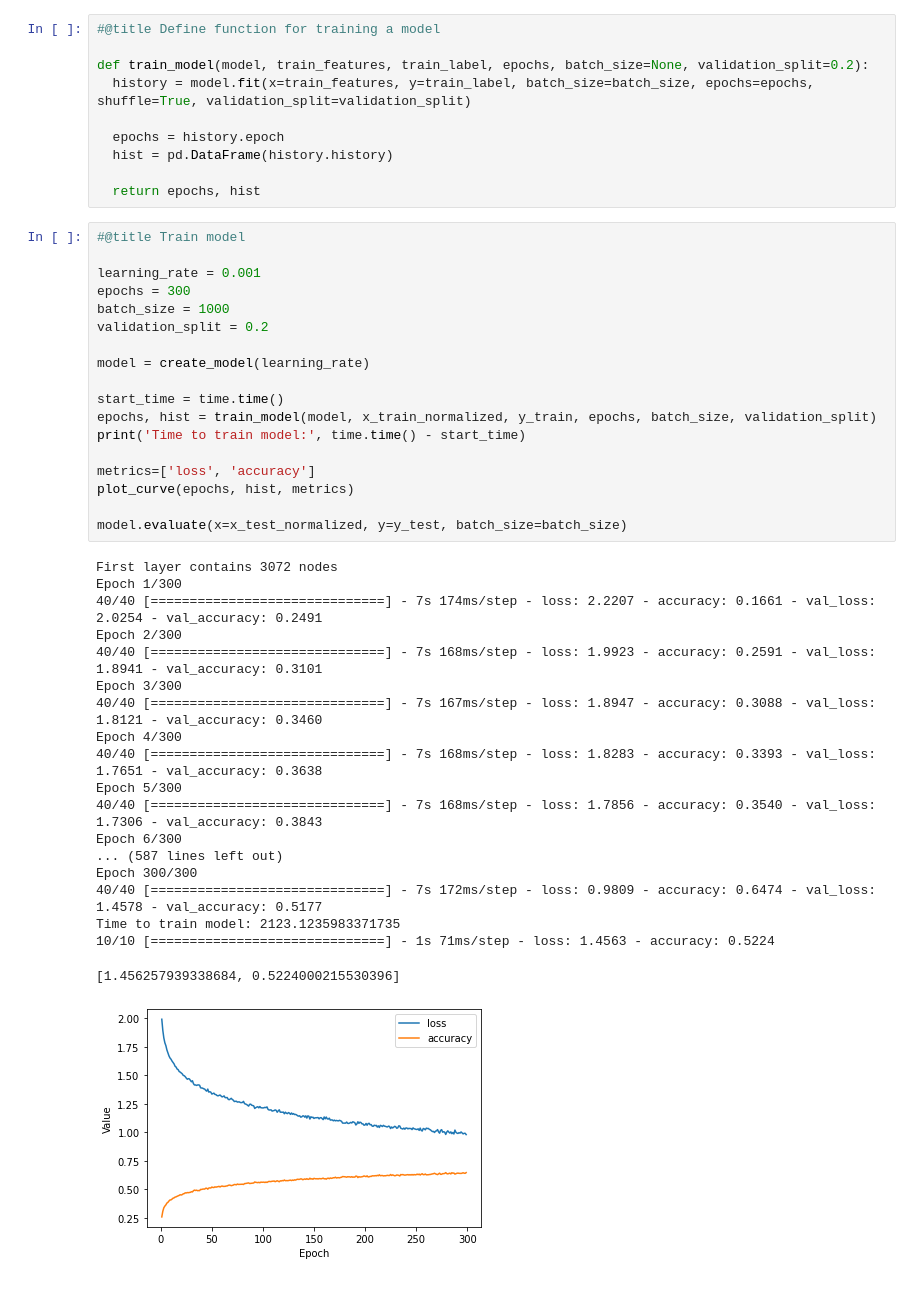
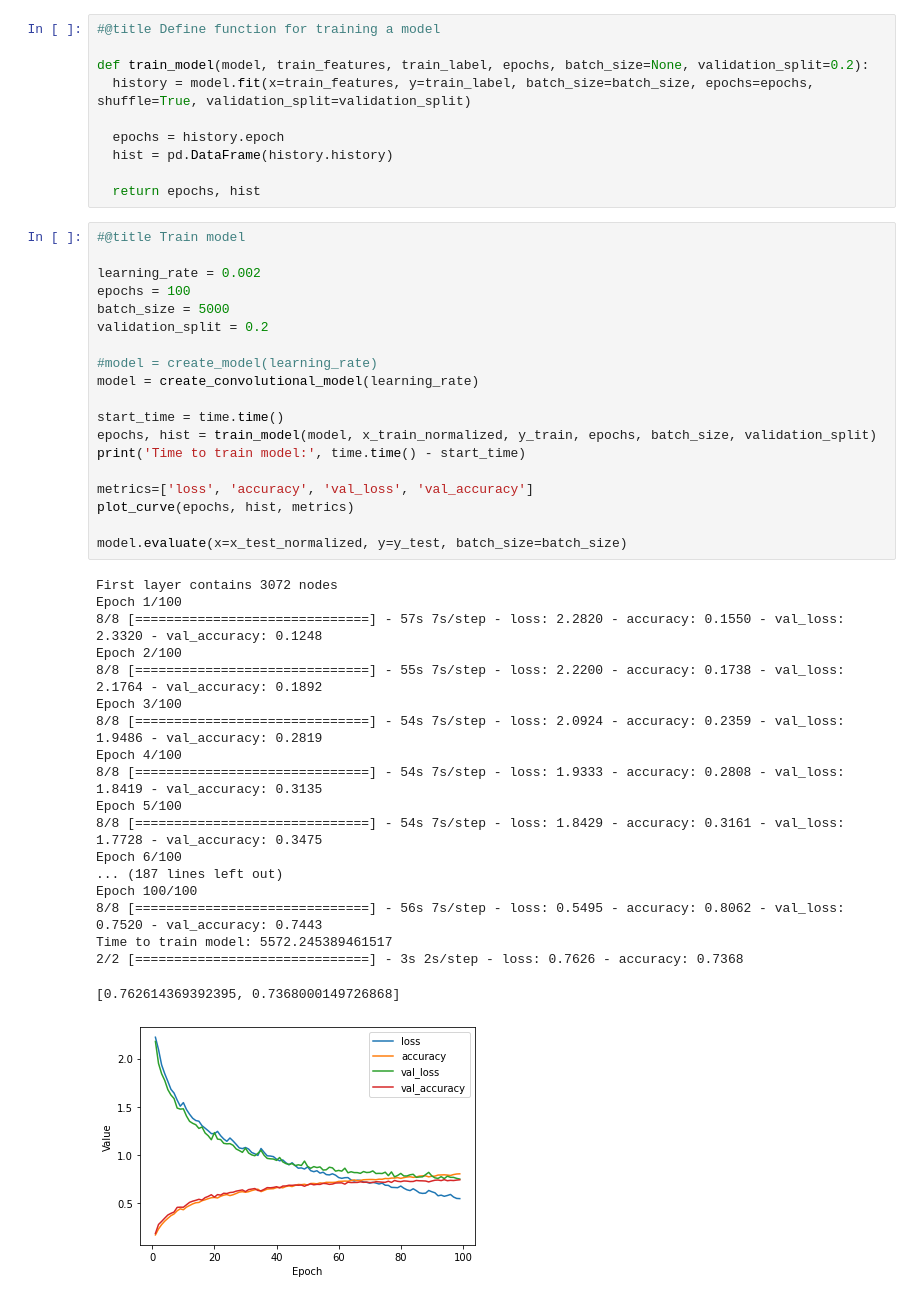
Before and after one commit to Jake-Baum/ml-mono, a Jupyter notebook: image_classification.ipynb, the cells around one changed output. Cells and saved outputs as stored; diff of their text form.

Commit message:
By adding convolutional layers to the network, accuracy has been increased to a value of 73.68%, An additional 20% to the non-convolutional network

```diff
--- a/image_classification.ipynb
+++ b/image_classification.ipynb
@@ -90,41 +93,42 @@ def train_model(model, train_features, train_label, epochs, batch_size=None, val
 # %%
 #@title Train model
 
-learning_rate = 0.001
-epochs = 300
-batch_size = 1000
+learning_rate = 0.002
+epochs = 100
+batch_size = 5000
 validation_split = 0.2
 
-model = create_model(learning_rate)
+#model = create_model(learning_rate)
+model = create_convolutional_model(learning_rate)
 
 start_time = time.time()
 epochs, hist = train_model(model, x_train_normalized, y_train, epochs, batch_size, validation_split)
 print('Time to train model:', time.time() - start_time)
 
-metrics=['loss', 'accuracy']
+metrics=['loss', 'accuracy', 'val_loss', 'val_accuracy']
 plot_curve(epochs, hist, metrics)
 
 model.evaluate(x=x_test_normalized, y=y_test, batch_size=batch_size)
 # %% [output]
 First layer contains 3072 nodes
-Epoch 1/300
-40/40 [==============================] - 7s 174ms/step - loss: 2.2207 - accuracy: 0.1661 - val_loss: 2.0254 - val_accuracy: 0.2491
-Epoch 2/300
-40/40 [==============================] - 7s 168ms/step - loss: 1.9923 - accuracy: 0.2591 - val_loss: 1.8941 - val_accuracy: 0.3101
-Epoch 3/300
-40/40 [==============================] - 7s 167ms/step - loss: 1.8947 - accuracy: 0.3088 - val_loss: 1.8121 - val_accuracy: 0.3460
-Epoch 4/300
-40/40 [==============================] - 7s 168ms/step - loss: 1.8283 - accuracy: 0.3393 - val_loss: 1.7651 - val_accuracy: 0.3638
-Epoch 5/300
-40/40 [==============================] - 7s 168ms/step - loss: 1.7856 - accuracy: 0.3540 - val_loss: 1.7306 - val_accuracy: 0.3843
-Epoch 6/300
-... (587 lines left out)
-Epoch 300/300
-40/40 [==============================] - 7s 172ms/step - loss: 0.9809 - accuracy: 0.6474 - val_loss: 1.4578 - val_accuracy: 0.5177
-Time to train model: 2123.1235983371735
-10/10 [==============================] - 1s 71ms/step - loss: 1.4563 - accuracy: 0.5224
+Epoch 1/100
+8/8 [==============================] - 57s 7s/step - loss: 2.2820 - accuracy: 0.1550 - val_loss: 2.3320 - val_accuracy: 0.1248
+Epoch 2/100
+8/8 [==============================] - 55s 7s/step - loss: 2.2200 - accuracy: 0.1738 - val_loss: 2.1764 - val_accuracy: 0.1892
+Epoch 3/100
+8/8 [==============================] - 54s 7s/step - loss: 2.0924 - accuracy: 0.2359 - val_loss: 1.9486 - val_accuracy: 0.2819
+Epoch 4/100
+8/8 [==============================] - 54s 7s/step - loss: 1.9333 - accuracy: 0.2808 - val_loss: 1.8419 - val_accuracy: 0.3135
+Epoch 5/100
+8/8 [==============================] - 54s 7s/step - loss: 1.8429 - accuracy: 0.3161 - val_loss: 1.7728 - val_accuracy: 0.3475
+Epoch 6/100
+... (187 lines left out)
+Epoch 100/100
+8/8 [==============================] - 56s 7s/step - loss: 0.5495 - accuracy: 0.8062 - val_loss: 0.7520 - val_accuracy: 0.7443
+Time to train model: 5572.245389461517
+2/2 [==============================] - 3s 2s/step - loss: 0.7626 - accuracy: 0.7368
-[1.456257939338684, 0.5224000215530396]
+[0.762614369392395, 0.7368000149726868]
-[figure, old version]
+[figure, new version]
 # %% [markdown]
 | Structure | Learning rate | Batch size | Epochs | Validation split | Validation loss | Validation accuracy | Test loss | Test accuracy | Training Time | Comments |
 |-----------|---------------|------------|--------|------------------|---------------|-------------------|-----------|---------------|---------------|----------|
```
Also changed, not shown: parts of 4 cells of this notebook.
